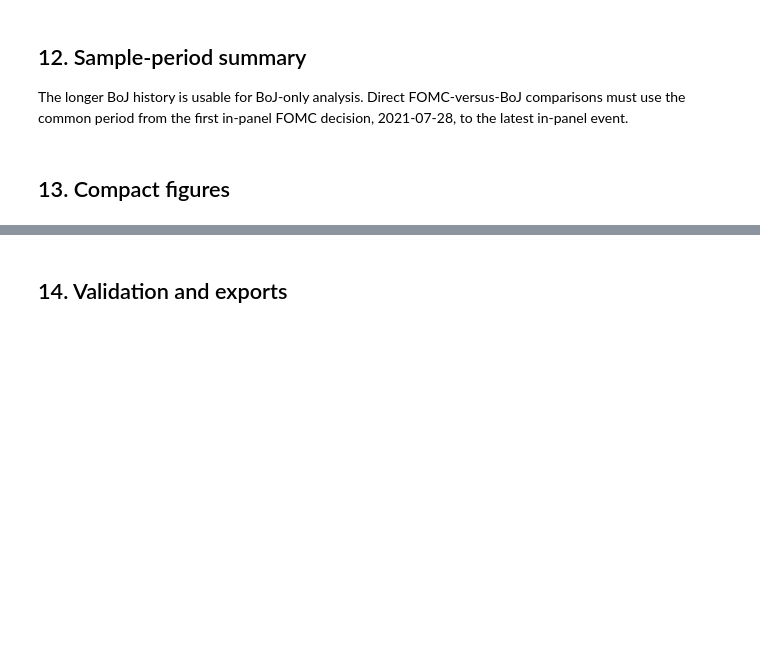
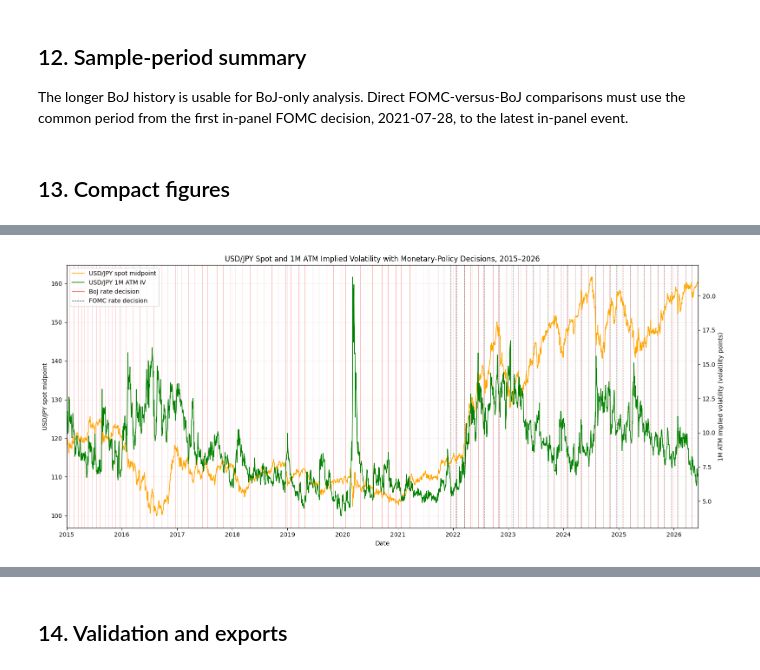
Before and after one commit to JivN24/HSBC-AN-RN, a Jupyter notebook: CODEWORK/Linus' Task Re-Do/14_real_data_audit_and_event_alignment.ipynb, the cells around one changed output, grey strips where cells are left out. Saved outputs shown, nothing was run; the diff lists cells and outputs as text; code cells hidden in the pictures; blank space fills up the shorter version.

```diff
--- a/CODEWORK/Linus' Task Re-Do/14_real_data_audit_and_event_alignment.ipynb
+++ b/CODEWORK/Linus' Task Re-Do/14_real_data_audit_and_event_alignment.ipynb
@@ -409,0 +497,76 @@ plt.show()
+# %%
+import matplotlib.dates as mdates
+from matplotlib.lines import Line2D
+
+plot_start = pd.Timestamp('2015-01-01')
+plot_end = panel['date'].max()
+plot_panel = panel.loc[panel['date'].between(plot_start, plot_end)].copy()
+panel_dates_in_plot = set(plot_panel['date'])
+plot_events = events[['event_id', 'central_bank', 'local_event_date']].loc[
+    events['local_event_date'].between(plot_start, plot_end)
+    & events['local_event_date'].isin(panel_dates_in_plot)
+].copy()
+boj_plot_events = plot_events.loc[plot_events['central_bank'].eq('BoJ')]
+fomc_plot_events = plot_events.loc[plot_events['central_bank'].eq('FOMC')]
+boj_marker_count = len(boj_plot_events)
+fomc_marker_count = len(fomc_plot_events)
+
+assert plot_panel['date'].min() >= plot_start
+assert plot_panel['date'].max() == panel['date'].max()
+assert plot_panel['date'].max() == pd.Timestamp('2026-06-10')
+assert plot_panel['spot_mid'].notna().any()
+assert plot_panel['atm_1m_iv'].notna().any()
+assert boj_marker_count == 98
+assert fomc_marker_count == 39
+assert plot_events['event_id'].is_unique
+assert not plot_events['event_id'].isin(['BOJ_20150126', 'BOJ_20150223', 'BOJ_20160203']).any()
+assert plot_events['local_event_date'].between(plot_start, plot_end).all()
+assert len(panel) == 7922
+assert panel['date'].max() == pd.Timestamp('2026-06-10')
+
+fig, ax_spot = plt.subplots(figsize=(16, 7))
+ax_iv = ax_spot.twinx()
+spot_line, = ax_spot.plot(
+    plot_panel['date'],
+    plot_panel['spot_mid'],
+    color='orange',
+    linewidth=1.2,
+    label='USD/JPY spot midpoint',
+    zorder=3,
+)
+iv_line, = ax_iv.plot(
+    plot_panel['date'],
+    plot_panel['atm_1m_iv'],
+    color='green',
+    linewidth=1.2,
+    label='USD/JPY 1M ATM IV',
+    zorder=3,
+)
+for event_date in boj_plot_events['local_event_date']:
+    ax_spot.axvline(event_date, color='red', linestyle='-', linewidth=0.8, alpha=0.25, zorder=1)
+for event_date in fomc_plot_events['local_event_date']:
+    ax_spot.axvline(event_date, color='black', linestyle='--', linewidth=0.8, alpha=0.30, zorder=1)
+
+event_handles = [
+    Line2D([0], [0], color='red', linestyle='-', linewidth=0.8, label='BoJ rate decision'),
+    Line2D([0], [0], color='black', linestyle='--', linewidth=0.8, label='FOMC rate decision'),
+]
+legend = ax_spot.legend(
+    handles=[spot_line, iv_line, *event_handles],
+    loc='upper left',
+    frameon=True,
+)
+assert len(legend.get_texts()) == 4
+
+ax_spot.set_title('USD/JPY Spot and 1M ATM Implied Volatility with Monetary-Policy Decisions, 2015–2026')
+ax_spot.set_xlabel('Date')
+ax_spot.set_ylabel('USD/JPY spot midpoint')
+ax_iv.set_ylabel('1M ATM implied volatility (volatility points)')
+ax_spot.grid(True, alpha=0.20)
+ax_spot.set_xlim(plot_start, plot_end)
+ax_spot.xaxis.set_major_locator(mdates.YearLocator())
+ax_spot.xaxis.set_major_formatter(mdates.DateFormatter('%Y'))
+fig.tight_layout()
+plt.show()
+# %% [output]
+[figure, added]
```
Also changed, not shown: parts of 10 cells of this notebook, 36 other files.
